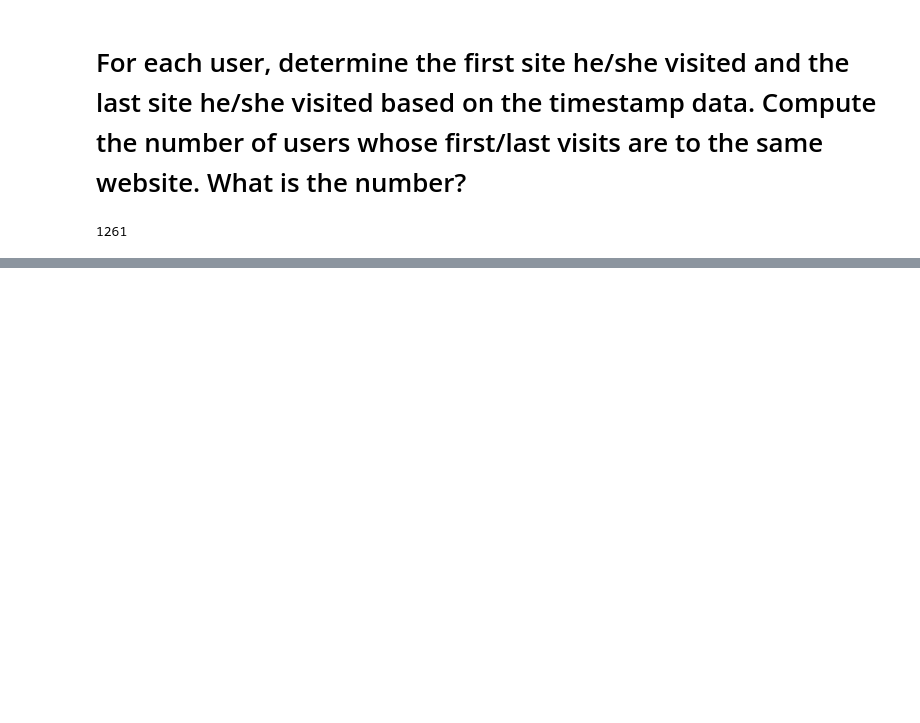
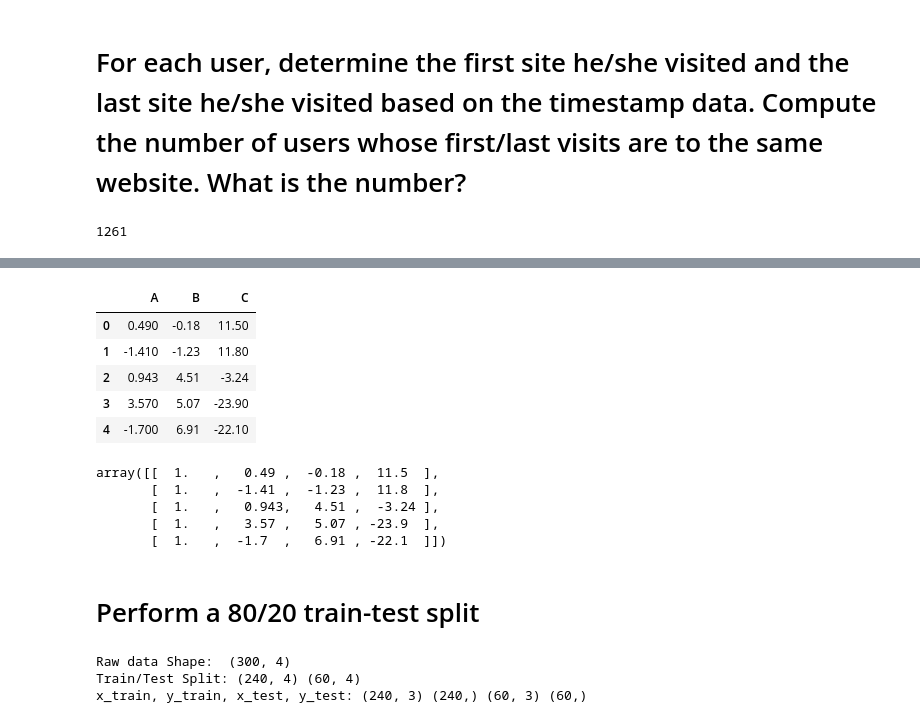
Before and after one commit to Abhiolar/MOLOCO-ds, a Jupyter notebook: MOLOCO_DS.ipynb, the cells around one changed output, grey strips where cells are left out. Drawn from its saved outputs; the diff is of its cells as text; code cells hidden in the pictures; blank space fills up the shorter version.

```diff
--- a/MOLOCO_DS.ipynb
+++ b/MOLOCO_DS.ipynb
@@ -121,0 +125,73 @@ same_website.user_id.nunique()
+# %%
+regression_data = pd.read_csv('moloco_regression.csv',header = None)
+# %%
+regression_data.columns = ['A', 'B','C'] #rename the column names
+# %%
+regression_data.head()
+# %% [output]
+|  | A | B | C |
+| 0 | 0.490 | -0.18 | 11.50 |
+| 1 | -1.410 | -1.23 | 11.80 |
+| 2 | 0.943 | 4.51 | -3.24 |
+| 3 | 3.570 | 5.07 | -23.90 |
+| 4 | -1.700 | 6.91 | -22.10 |
+# %%
+"""This a multivariate regression problem involving two independent variables A and B to predict
+  the dependent variable C"""
+
+"""Append a column of ones to the data(bias) as the first column"""
+
+
+#create an empty list for storing the X and Y values
+data = []
+
+#read the data from the csv file
+with open('moloco_regression.csv') as f:
+  raw  = csv.reader(f)
+
+  for row in raw:
+    ones = [1.0]
+    for r in row:
+      ones.append(float(r))
+      #append the row to the data
+    data.append(ones)
+data = np.array(data)
+data[:5,:] #print the first five rows
+# %% [output]
+array([[  1.   ,   0.49 ,  -0.18 ,  11.5  ],
+       [  1.   ,  -1.41 ,  -1.23 ,  11.8  ],
+       [  1.   ,   0.943,   4.51 ,  -3.24 ],
+       [  1.   ,   3.57 ,   5.07 , -23.9  ],
+       [  1.   ,  -1.7  ,   6.91 , -22.1  ]])
+# %% [markdown]
+# Perform a 80/20 train-test split
+# %%
+# Set a seed
+np.random.seed(42)
+# Perform an 80/20 split
+# Make array of indices
+all_idx = np.arange(data.shape[0])
+# Randomly choose 80% subset of indices without replacement for training
+training_idx = np.random.choice(all_idx, size=round(300*.8), replace=False)
+# Choose remaining 20% of indices for testing
+test_idx = all_idx[~np.isin(all_idx, training_idx)]
+# Subset data
+training, test = data[training_idx,:], data[test_idx,:]
+
+# Check the shape of datasets
+print ('Raw data Shape: ', data.shape)
+print ('Train/Test Split:', training.shape, test.shape)
+
+# Create x and y for test and training sets
+x_train = training[:,:-1]
+y_train = training [:,-1]
+
+x_test = test[:,:-1]
+y_test = test[:,-1]
+
+# Check the shape of datasets
+print ('x_train, y_train, x_test, y_test:', x_train.shape, y_train.shape, x_test.shape, y_test.shape)
+# %% [output]
+Raw data Shape:  (300, 4)
+Train/Test Split: (240, 4) (60, 4)
+x_train, y_train, x_test, y_test: (240, 3) (240,) (60, 3) (60,)
```
Also changed, not shown: parts of 12 cells of this notebook.
